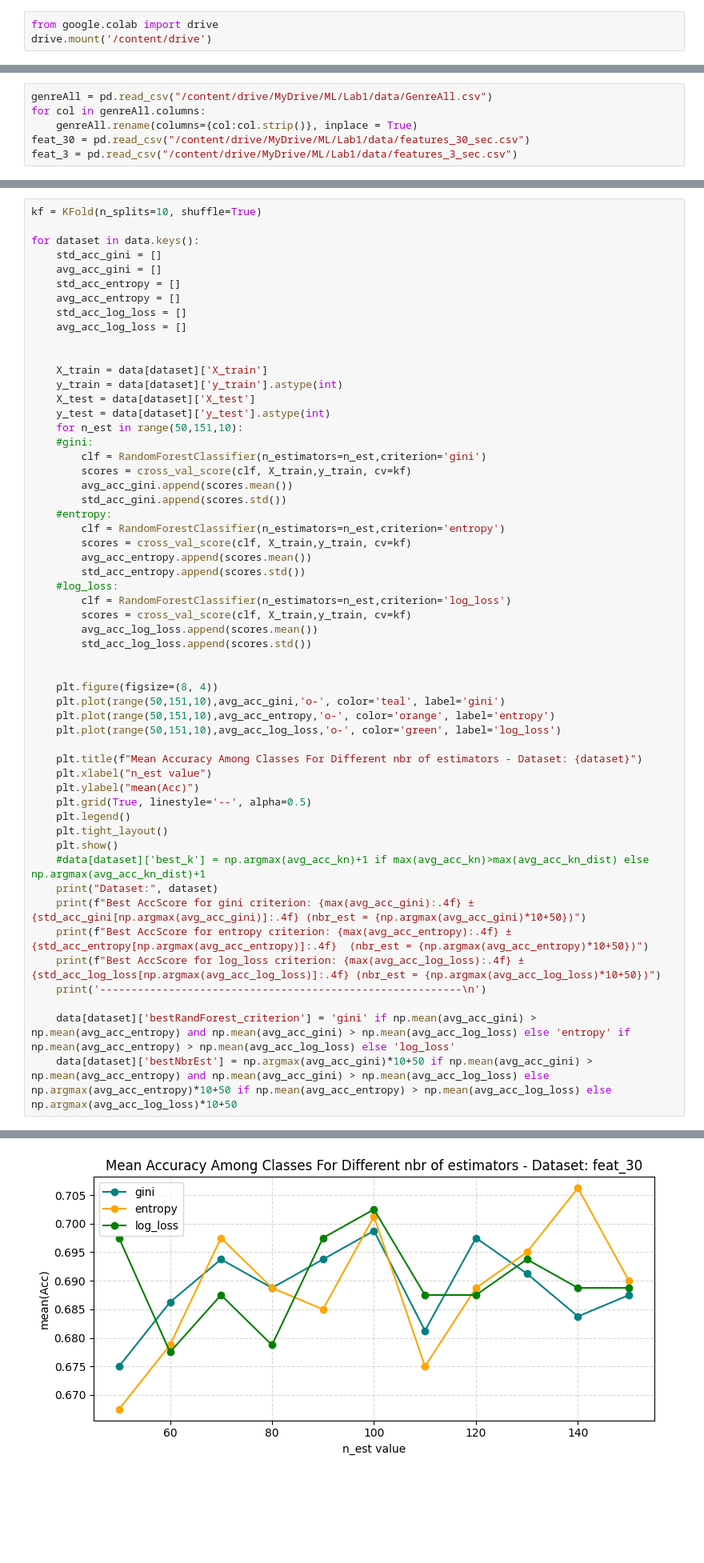
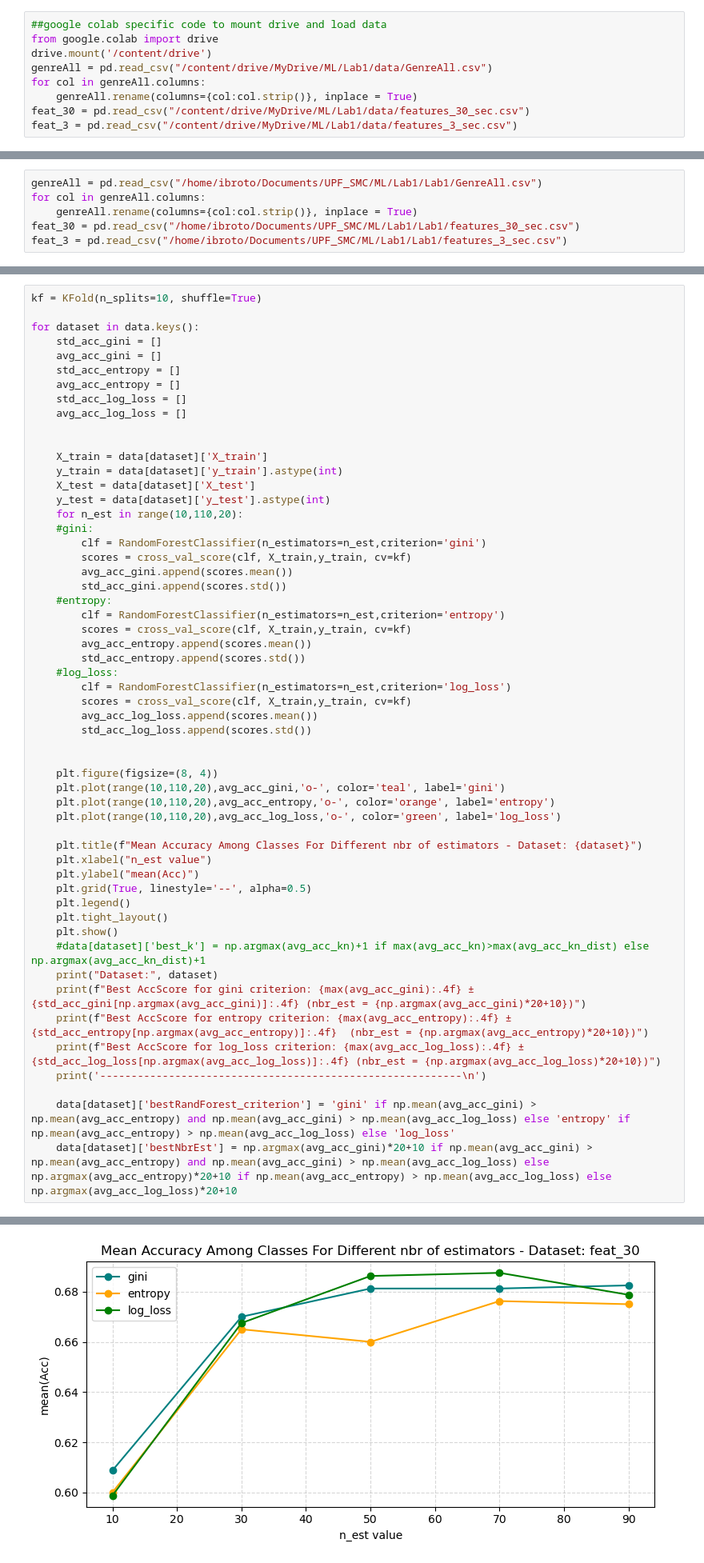
Before and after one commit to inesbroto/GenreClass_w_ML, a Jupyter notebook: Report.ipynb, the cells around one changed output, grey strips where cells are left out. Shown at 80% size. Saved outputs shown, nothing was run; the diff lists cells and outputs as text; blank space fills up the shorter version.

```diff
--- a/Report.ipynb
+++ b/Report.ipynb
@@ -27,6 +28,12 @@ In this lab we'll play around with different classic ML approach to try to solve
 
 But first...we need data! The following cells load the data from a Google Drive location
 # %%
+##google colab specific code to mount drive and load data
 from google.colab import drive
 drive.mount('/content/drive')
+genreAll = pd.read_csv("/content/drive/MyDrive/ML/Lab1/data/GenreAll.csv")
+for col in genreAll.columns:
+    genreAll.rename(columns={col:col.strip()}, inplace = True)
+feat_30 = pd.read_csv("/content/drive/MyDrive/ML/Lab1/data/features_30_sec.csv")
+feat_3 = pd.read_csv("/content/drive/MyDrive/ML/Lab1/data/features_3_sec.csv")
 # %% [output]
@@ -34,9 +41,9 @@ Drive already mounted at /content/drive; to attempt to forcibly remount, call dr
 # %%
-genreAll = pd.read_csv("/content/drive/MyDrive/ML/Lab1/data/GenreAll.csv")
+genreAll = pd.read_csv("/home/ibroto/Documents/UPF_SMC/ML/Lab1/Lab1/GenreAll.csv")
 for col in genreAll.columns:
     genreAll.rename(columns={col:col.strip()}, inplace = True)
-feat_30 = pd.read_csv("/content/drive/MyDrive/ML/Lab1/data/features_30_sec.csv")
-feat_3 = pd.read_csv("/content/drive/MyDrive/ML/Lab1/data/features_3_sec.csv")
+feat_30 = pd.read_csv("/home/ibroto/Documents/UPF_SMC/ML/Lab1/Lab1/features_30_sec.csv")
+feat_3 = pd.read_csv("/home/ibroto/Documents/UPF_SMC/ML/Lab1/Lab1/features_3_sec.csv")
 # %% [markdown]
 ## **Data Overview**
 # %% [markdown]
@@ -544,7 +531,7 @@ for dataset in data.keys():
     y_train = data[dataset]['y_train'].astype(int)
     X_test = data[dataset]['X_test']
     y_test = data[dataset]['y_test'].astype(int)
-    for n_est in range(50,151,10):
+    for n_est in range(10,110,20):
     #gini:
         clf = RandomForestClassifier(n_estimators=n_est,criterion='gini')
         scores = cross_val_score(clf, X_train,y_train, cv=kf)
@@ -563,9 +550,9 @@ for dataset in data.keys():
 
 
     plt.figure(figsize=(8, 4))
-    plt.plot(range(50,151,10),avg_acc_gini,'o-', color='teal', label='gini')
-    plt.plot(range(50,151,10),avg_acc_entropy,'o-', color='orange', label='entropy')
-    plt.plot(range(50,151,10),avg_acc_log_loss,'o-', color='green', label='log_loss')
+    plt.plot(range(10,110,20),avg_acc_gini,'o-', color='teal', label='gini')
+    plt.plot(range(10,110,20),avg_acc_entropy,'o-', color='orange', label='entropy')
+    plt.plot(range(10,110,20),avg_acc_log_loss,'o-', color='green', label='log_loss')
 
     plt.title(f"Mean Accuracy Among Classes For Different nbr of estimators - Dataset: {dataset}")
     plt.xlabel("n_est value")
@@ -576,11 +563,11 @@ for dataset in data.keys():
     plt.show()
     #data[dataset]['best_k'] = np.argmax(avg_acc_kn)+1 if max(avg_acc_kn)>max(avg_acc_kn_dist) else np.argmax(avg_acc_kn_dist)+1
     print("Dataset:", dataset)
-    print(f"Best AccScore for gini criterion: {max(avg_acc_gini):.4f} ± {std_acc_gini[np.argmax(avg_acc_gini)]:.4f} (nbr_est = {np.argmax(avg_acc_gini)*10+50})")
-    print(f"Best AccScore for entropy criterion: {max(avg_acc_entropy):.4f} ±{std_acc_entropy[np.argmax(avg_acc_entropy)]:.4f}  (nbr_est = {np.argmax(avg_acc_entropy)*10+50})")
-    print(f"Best AccScore for log_loss criterion: {max(avg_acc_log_loss):.4f} ± {std_acc_log_loss[np.argmax(avg_acc_log_loss)]:.4f} (nbr_est = {np.argmax(avg_acc_log_loss)*10+50})")
+    print(f"Best AccScore for gini criterion: {max(avg_acc_gini):.4f} ± {std_acc_gini[np.argmax(avg_acc_gini)]:.4f} (nbr_est = {np.argmax(avg_acc_gini)*20+10})")
+    print(f"Best AccScore for entropy criterion: {max(avg_acc_entropy):.4f} ±{std_acc_entropy[np.argmax(avg_acc_entropy)]:.4f}  (nbr_est = {np.argmax(avg_acc_entropy)*20+10})")
+    print(f"Best AccScore for log_loss criterion: {max(avg_acc_log_loss):.4f} ± {std_acc_log_loss[np.argmax(avg_acc_log_loss)]:.4f} (nbr_est = {np.argmax(avg_acc_log_loss)*20+10})")
     print('----------------------------------------------------------\n')
 
     data[dataset]['bestRandForest_criterion'] = 'gini' if np.mean(avg_acc_gini) > np.mean(avg_acc_entropy) and np.mean(avg_acc_gini) > np.mean(avg_acc_log_loss) else 'entropy' if np.mean(avg_acc_entropy) > np.mean(avg_acc_log_loss) else 'log_loss'
-    data[dataset]['bestNbrEst'] = np.argmax(avg_acc_gini)*10+50 if np.mean(avg_acc_gini) > np.mean(avg_acc_entropy) and np.mean(avg_acc_gini) > np.mean(avg_acc_log_loss) else np.argmax(avg_acc_entropy)*10+50 if np.mean(avg_acc_entropy) > np.mean(avg_acc_log_loss) else np.argmax(avg_acc_log_loss)*10+50
+    data[dataset]['bestNbrEst'] = np.argmax(avg_acc_gini)*20+10 if np.mean(avg_acc_gini) > np.mean(avg_acc_entropy) and np.mean(avg_acc_gini) > np.mean(avg_acc_log_loss) else np.argmax(avg_acc_entropy)*20+10 if np.mean(avg_acc_entropy) > np.mean(avg_acc_log_loss) else np.argmax(avg_acc_log_loss)*20+10
 # %% [output]
@@ -592,3 +579,3 @@ Best AccScore for log_loss criterion: 0.7342 ± 0.0514 (nbr_est = 130)
 ----------------------------------------------------------
-[figure, old version]
+[figure, new version]
 Dataset: feat_30
```
Also changed, not shown: parts of 20 cells of this notebook, 18 other files.
